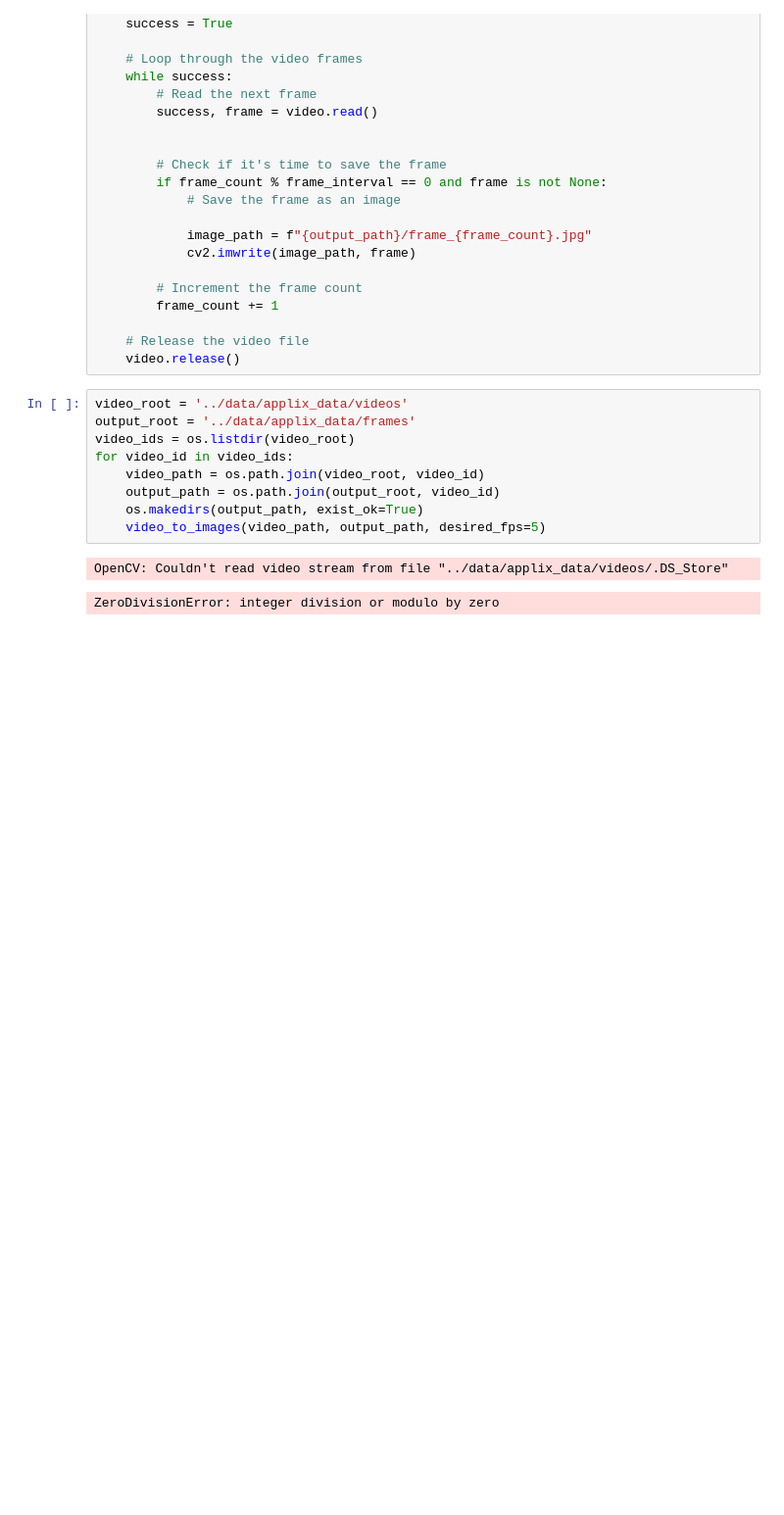
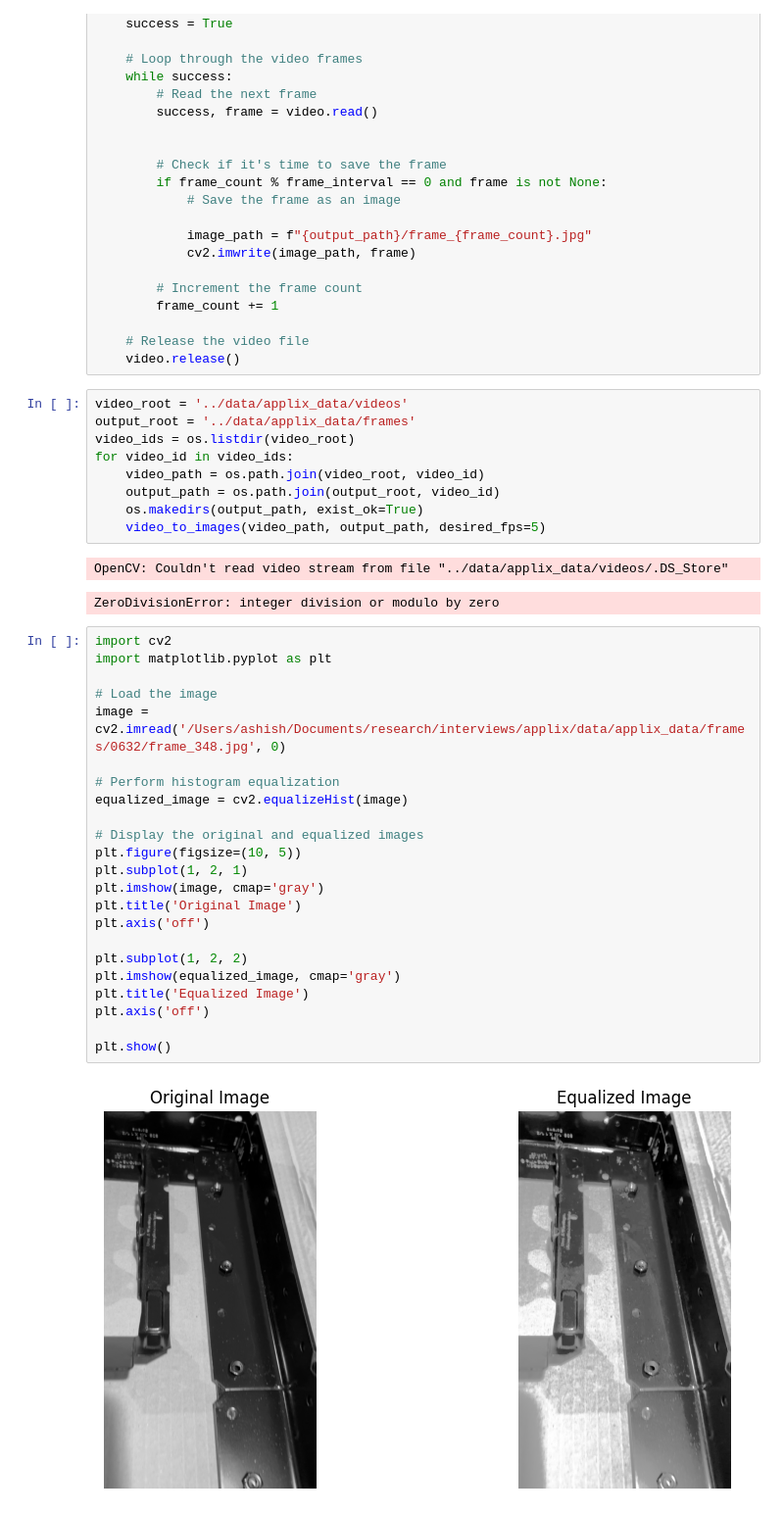
Before and after one commit to ashish-kubade/applix, a Jupyter notebook: src/utils/contour.ipynb, the cells around one changed output. Shown at 98% size. Cells and saved outputs as stored; diff of their text form; blank space fills up the shorter version.

```diff
--- a/src/utils/contour.ipynb
+++ b/src/utils/contour.ipynb
@@ -46,3 +47,28 @@ for video_id in video_ids:
 # %% [output]
 OpenCV: Couldn't read video stream from file "../data/applix_data/videos/.DS_Store"
 ZeroDivisionError: integer division or modulo by zero
+# %%
+import cv2
+import matplotlib.pyplot as plt
+
+# Load the image
+image = cv2.imread('/Users/ashish/Documents/research/interviews/applix/data/applix_data/frames/0632/frame_348.jpg', 0)
+
+# Perform histogram equalization
+equalized_image = cv2.equalizeHist(image)
+
+# Display the original and equalized images
+plt.figure(figsize=(10, 5))
+plt.subplot(1, 2, 1)
+plt.imshow(image, cmap='gray')
+plt.title('Original Image')
+plt.axis('off')
+
+plt.subplot(1, 2, 2)
+plt.imshow(equalized_image, cmap='gray')
+plt.title('Equalized Image')
+plt.axis('off')
+
+plt.show()
+# %% [output]
+[figure, added]
```
Also changed, not shown: parts of 5 cells of this notebook.
